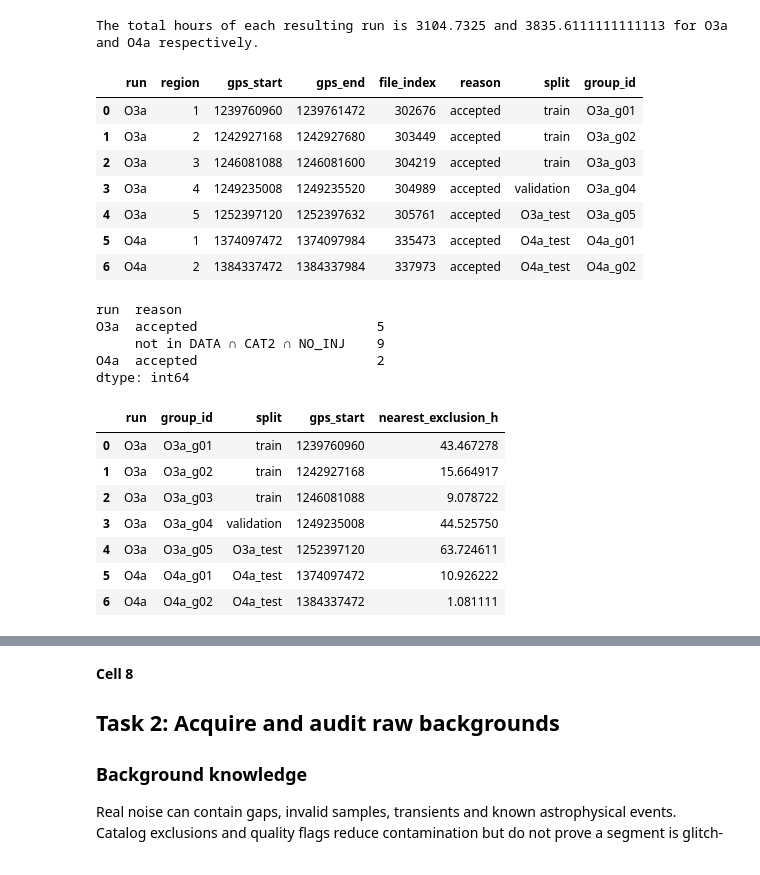
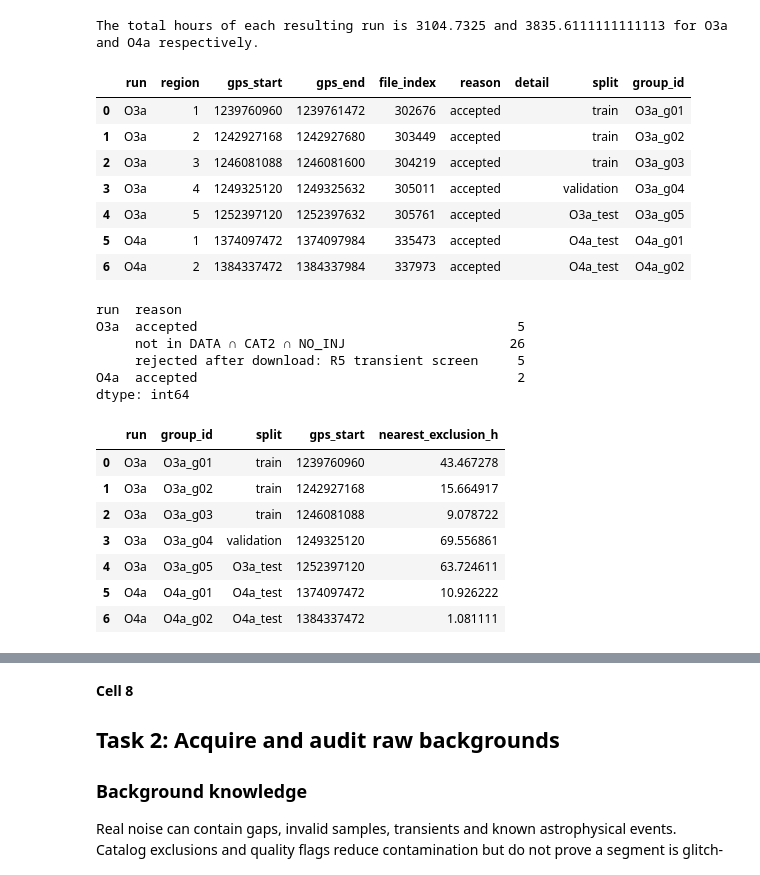
Before and after one commit to alilordifar/ligo-parameter-inference, a Jupyter notebook: notebooks/milestone_preprocessing_roles/01_raw_data_provenance_and_eda.ipynb, the cells around one changed output, grey strips where cells are left out. Saved outputs shown, nothing was run; the diff lists cells and outputs as text; code cells hidden in the pictures.

Commit message:
Finished with EDA and additional data cleanup

```diff
--- a/notebooks/milestone_preprocessing_roles/01_raw_data_provenance_and_eda.ipynb
+++ b/notebooks/milestone_preprocessing_roles/01_raw_data_provenance_and_eda.ipynb
@@ -344,6 +348,17 @@ REGIONS = {run: spread_regions(*RUN_BOUNDS[run], N_WINDOWS[run]) for run in RUN_
 ANCHOR_GPS = {run: [anchor for _, _, anchor in REGIONS[run]] for run in RUN_DATASETS} # And retrieve the anchors only from the regions
 
 
+# Windows rejected AFTER download by the R5 transient screen (found in Task 3 EDA). Selection skips
+# their files so each region's search moves on to the next valid window; the ledger keeps the record.
+POST_QC_REJECTED_REASON = "rejected after download: R5 transient screen"
+POST_QC_REJECTED = {
+    ("O3a", 304989): "O3a_g04 (GPS 1249235008): 9 of 64 8 s blocks > 3x median; max 13.7x",
+    ("O3a", 304990): "O3a_g04 retry (GPS 1249239104): max 8 s block 5.8x median; excess kurtosis 105",
+    ("O3a", 305000): "O3a_g04 (GPS 1249280064): R5: an 8 s block has std 4.2x the window median (transient)",
+    ("O3a", 305001): "O3a_g04 (GPS 1249284160): R5: an 8 s block has std 12.6x the window median (transient)",
+    ("O3a", 305002): "O3a_g04 (GPS 1249288256): R5: an 8 s block has std 11.0x the window median (transient)",
+}
+
 def search_region(run, region_index, region_end, anchor):
     """First valid window at or after `anchor` and before `region_end`; logs every candidate."""
     ledger = []
@@ -359,48 +374,51 @@ def search_region(run, region_index, region_end, anchor):
         assert w1 <= file_start + GWOSC_FILE_SEC - EDGE_MARGIN_SEC   # inside one file, clear of edges
 
         # Check if our window is inside the allowed interval or near an exclusion point and rejects it. Otherwise, accept it.
-        if not inside_allowed(w0, w1, VALID_INTERVALS[run]):
+        if (run, block) in POST_QC_REJECTED:
+            reason = POST_QC_REJECTED_REASON
+        elif not inside_allowed(w0, w1, VALID_INTERVALS[run]):
             reason = "not in DATA ∩ CAT2 ∩ NO_INJ"
         elif near_exclusion(w0, w1, EXCLUSIONS[run], EVENT_BUFFER_SEC):
             reason = "within buffer of event/injection"
         else:
             reason = "accepted"
 
         row = {"run": run, "region": region_index, "gps_start": w0, "gps_end": w1,
-               "file_index": block, "reason": reason}
+               "file_index": block, "reason": reason, "detail": POST_QC_REJECTED.get((run, block), "")}
         ledger.append(row)
         if reason == "accepted":
             return row, ledger
         block += 1
 
 
 SELECTED, LEDGER = [], []
 for run in RUN_DATASETS:
     for i, (r_start, r_end, anchor) in enumerate(REGIONS[run]):
         row, led = search_region(run, i + 1, r_end, anchor)
         LEDGER += led
         if row is not None:
             row["split"] = O3A_SPLITS[i] if run == "O3a" else "O4a_test"
             row["group_id"] = f"{run}_g{i + 1:02d}"
             SELECTED.append(row)
 
 SELECTED = pd.DataFrame(SELECTED)
 LEDGER = pd.DataFrame(LEDGER)
 display(SELECTED)
 display(LEDGER.groupby(["run", "reason"]).size())
 # %% [output]
-|  | run | region | gps_start | gps_end | file_index | reason | split | group_id |
-| 0 | O3a | 1 | 1239760960 | 1239761472 | 302676 | accepted | train | O3a_g01 |
-| 1 | O3a | 2 | 1242927168 | 1242927680 | 303449 | accepted | train | O3a_g02 |
-| 2 | O3a | 3 | 1246081088 | 1246081600 | 304219 | accepted | train | O3a_g03 |
-| 3 | O3a | 4 | 1249235008 | 1249235520 | 304989 | accepted | validation | O3a_g04 |
-| 4 | O3a | 5 | 1252397120 | 1252397632 | 305761 | accepted | O3a_test | O3a_g05 |
-| 5 | O4a | 1 | 1374097472 | 1374097984 | 335473 | accepted | O4a_test | O4a_g01 |
-| 6 | O4a | 2 | 1384337472 | 1384337984 | 337973 | accepted | O4a_test | O4a_g02 |
+|  | run | region | gps_start | gps_end | file_index | reason | detail | split | group_id |
+| 0 | O3a | 1 | 1239760960 | 1239761472 | 302676 | accepted |  | train | O3a_g01 |
+| 1 | O3a | 2 | 1242927168 | 1242927680 | 303449 | accepted |  | train | O3a_g02 |
+| 2 | O3a | 3 | 1246081088 | 1246081600 | 304219 | accepted |  | train | O3a_g03 |
+| 3 | O3a | 4 | 1249325120 | 1249325632 | 305011 | accepted |  | validation | O3a_g04 |
+| 4 | O3a | 5 | 1252397120 | 1252397632 | 305761 | accepted |  | O3a_test | O3a_g05 |
+| 5 | O4a | 1 | 1374097472 | 1374097984 | 335473 | accepted |  | O4a_test | O4a_g01 |
+| 6 | O4a | 2 | 1384337472 | 1384337984 | 337973 | accepted |  | O4a_test | O4a_g02 |
 run  reason
-O3a  accepted                       5
-     not in DATA ∩ CAT2 ∩ NO_INJ    9
-O4a  accepted                       2
+O3a  accepted                                         5
+     not in DATA ∩ CAT2 ∩ NO_INJ                     26
+     rejected after download: R5 transient screen     5
+O4a  accepted                                         2
 dtype: int64
 # %%
 # check that our results match our logic. No anchor exists within EVENT_BUFFER_SEC (1 hour here) from the nearest event
@@ -419,7 +437,7 @@ display(SELECTED[["run", "group_id", "split", "gps_start", "nearest_exclusion_h"
 | 0 | O3a | O3a_g01 | train | 1239760960 | 43.467278 |
 | 1 | O3a | O3a_g02 | train | 1242927168 | 15.664917 |
 | 2 | O3a | O3a_g03 | train | 1246081088 | 9.078722 |
-| 3 | O3a | O3a_g04 | validation | 1249235008 | 44.525750 |
+| 3 | O3a | O3a_g04 | validation | 1249325120 | 69.556861 |
 | 4 | O3a | O3a_g05 | O3a_test | 1252397120 | 63.724611 |
 | 5 | O4a | O4a_g01 | O4a_test | 1374097472 | 10.926222 |
 | 6 | O4a | O4a_g02 | O4a_test | 1384337472 | 1.081111 |
```
Also changed, not shown: parts of 17 cells of this notebook.
